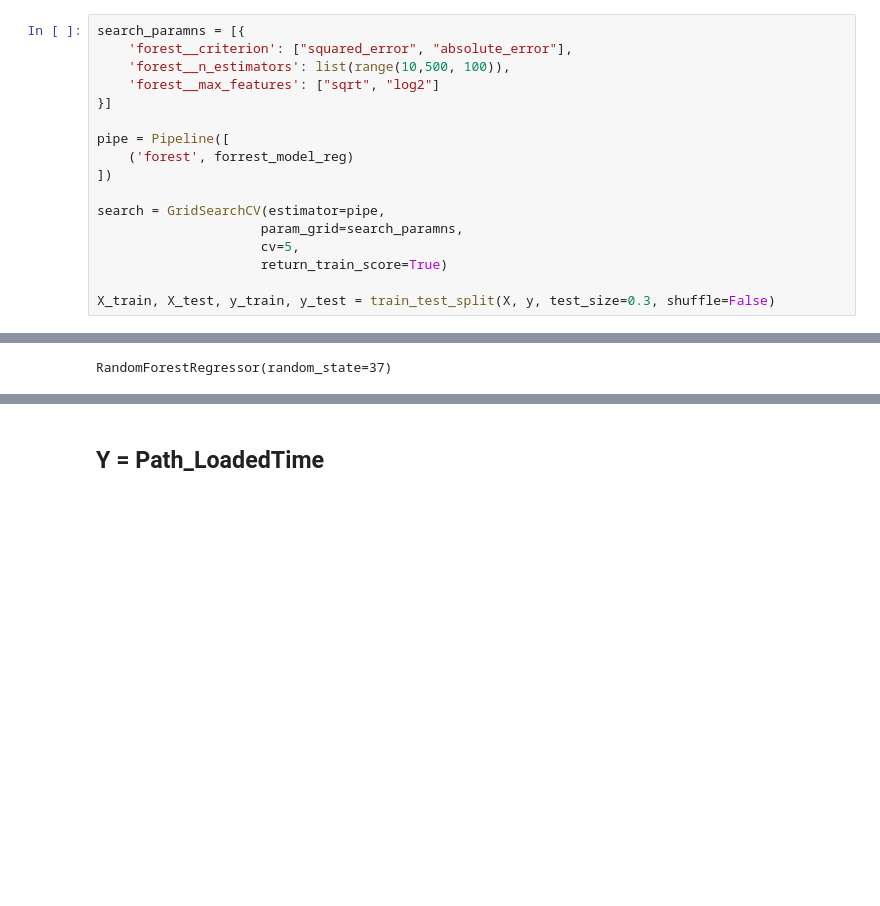
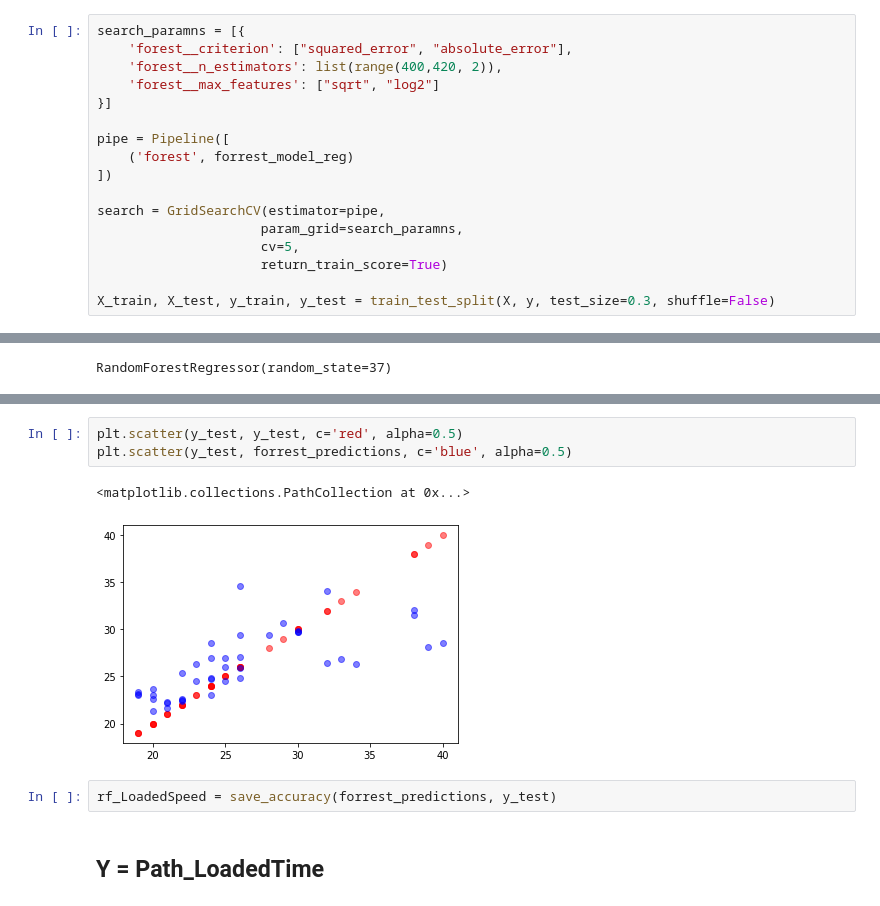
Before and after one commit to DuduSouzaVeiga/SparseData, a Jupyter notebook: SparseData.ipynb, the cells around one changed output, grey strips where cells are left out. Saved outputs shown, nothing was run; the diff lists cells and outputs as text; blank space fills up the shorter version.

```diff
--- a/SparseData.ipynb
+++ b/SparseData.ipynb
@@ -267,7 +228,7 @@ RandomForestRegressor(random_state=37)
 # %%
 search_paramns = [{
     'forest__criterion': ["squared_error", "absolute_error"],
-    'forest__n_estimators': list(range(10,500, 100)),
+    'forest__n_estimators': list(range(400,420, 2)),
     'forest__max_features': ["sqrt", "log2"]
 }]
 
@@ -609,3 +467,11 @@ print_results(y_pred, y_test)
+# %%
+plt.scatter(y_test, y_test, c='red', alpha=0.5)
+plt.scatter(y_test, forrest_predictions, c='blue', alpha=0.5)
+# %% [output]
+<matplotlib.collections.PathCollection at 0x...>
+[figure, added]
+# %%
+rf_LoadedSpeed = save_accuracy(forrest_predictions, y_test)
 # %% [markdown]
 ## Y = Path_LoadedTime
 # %%
```
Also changed, not shown: parts of 101 cells of this notebook.
